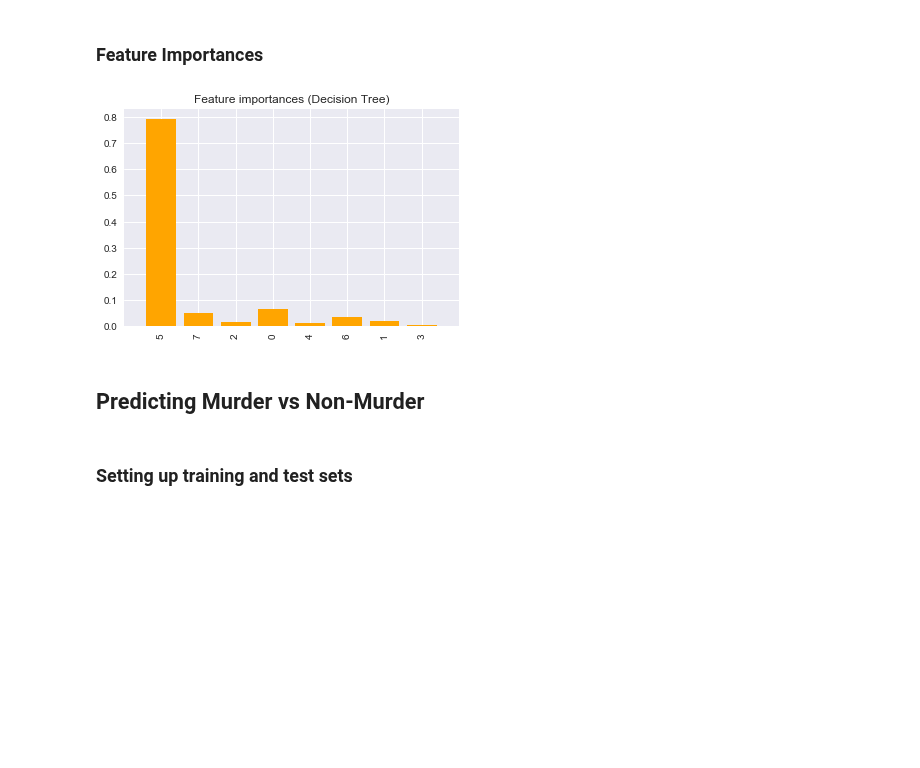
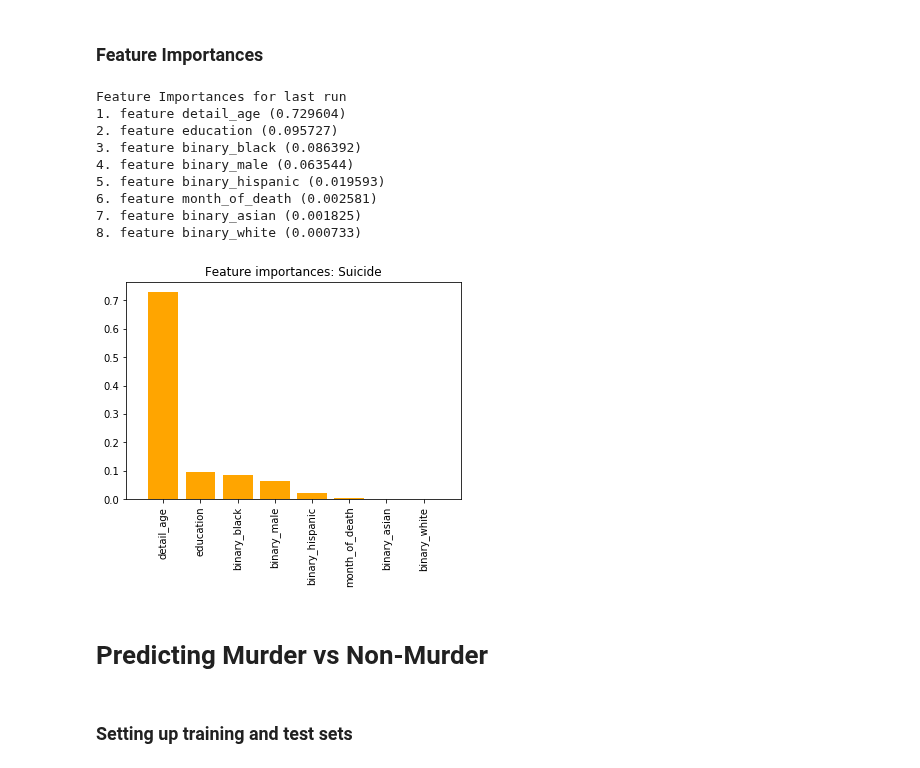
Before and after one commit to alexander-ray/bana-mortality-4502, a Jupyter notebook: DataFrameFormat.ipynb, the cells around one changed output. Drawn from its saved outputs; the diff is of its cells as text; code cells hidden in the pictures; blank space fills up the shorter version.

Commit message:
Cleaning up feature importances. Plot with feature's name now works

```diff
--- a/DataFrameFormat.ipynb
+++ b/DataFrameFormat.ipynb
@@ -263,32 +263,43 @@ Wall time: 14min 48s
 ### Feature Importances
 # %%
 def feature_importances(X_train, Y_train, X_test, Y_test, title):
-    features = [types for types in df.dtypes.index if "Unnamed" not in types]
 
     # Max depth taken from best gridsearch params
-    clf = DecisionTreeClassifier(random_state=0, maximum_depth=100)
+    clf = DecisionTreeClassifier(random_state=0, max_depth=10)
     clf.fit(X_train, Y_train)
 
+    features = [types for types in df.dtypes.index if "Unnamed" not in types]
     importances = clf.feature_importances_
-    # indices = np.argsort(importances)[::-1]
+    indices = np.argsort(importances)[::-1]
+    ordered_features = list()
     print("Feature Importances for last run")
     for f in range(X_train.shape[1]):
-        print("%d. feature %s (%f)" % (f + 1, indices[f], importances[indices[f]]))
+        print("%d. feature %s (%f)" % (f + 1, features[indices[f]], importances[indices[f]]))
+        ordered_features.append(features[indices[f]])
 
     #Attemptin to graph importances.
     plt.figure()
-    plt.title("Feature importances " + title)
+    plt.title("Feature importances: " + title)
     plt.bar(range(X_train.shape[1]), importances[indices],
            color="orange", align="center")
-    plt.xticks(range(X_train.shape[1]), indices, rotation='vertical')
+    plt.xticks(range(X_train.shape[1]), ordered_features, rotation='vertical')
     plt.xlim([-1, X_train.shape[1]])
     plt.show()
 
 feature_importances(X_train, Y_train, X_test, Y_test, "Suicide")
 # %% [output]
+Feature Importances for last run
+1. feature detail_age (0.729604)
+2. feature education (0.095727)
+3. feature binary_black (0.086392)
+4. feature binary_male (0.063544)
+5. feature binary_hispanic (0.019593)
+6. feature month_of_death (0.002581)
+7. feature binary_asian (0.001825)
+8. feature binary_white (0.000733)
-[figure, old version]
+[figure, new version]
 # %% [markdown]
-## Predicting Murder vs Non-Murder
+# Predicting Murder vs Non-Murder
 # %% [markdown]
 ### Setting up training and test sets
 # %%
```
Also changed, not shown: parts of 9 cells of this notebook.
